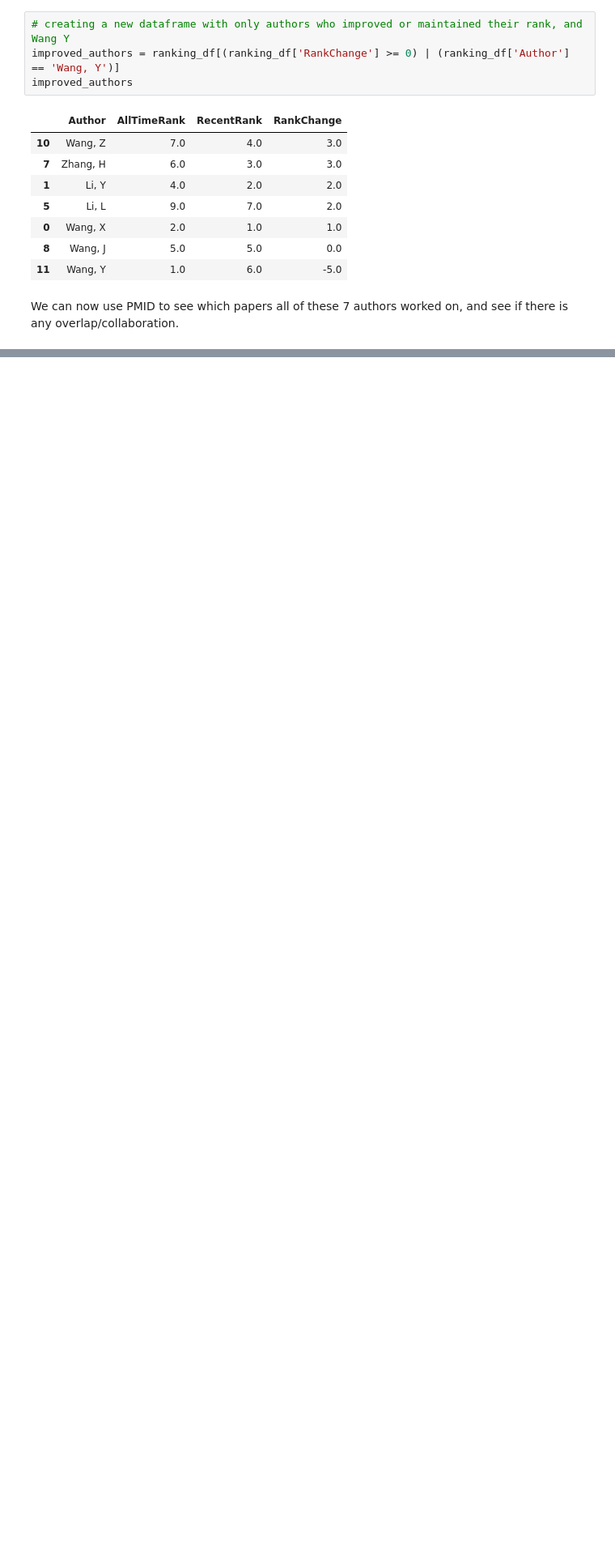
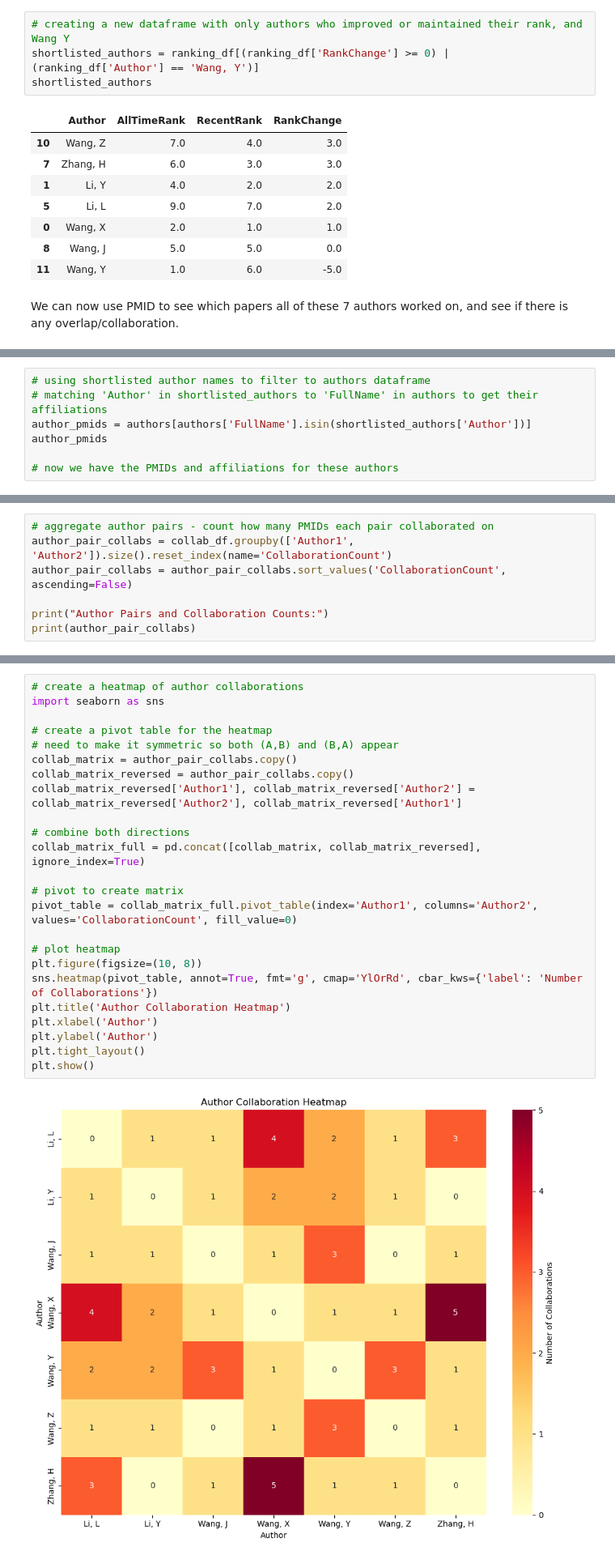
Before and after one commit to LillWawrence/consulting_skills_exam, a Jupyter notebook: will.ipynb, the cells around one changed output, grey strips where cells are left out. Shown at 81% size. Cells and saved outputs as stored; diff of their text form; blank space fills up the shorter version.

Commit message:
Added collaboration heatmap
Co-authored-by: Molly White <mw2304@york.ac.uk>
Co-authored-by: Anchal Yadav <xt523@york.ac.uk>

```diff
--- a/will.ipynb
+++ b/will.ipynb
@@ -272,8 +272,8 @@ plt.show()
 Using these analyses, we can reasonably shortlist 7 researchers. 6 of them have actively increased their B2M research since 2020, relative to others. And 1 is the original 'all time' top researcher, although they dropped off their research since 2020 and fell down the ranking.
 # %%
 # creating a new dataframe with only authors who improved or maintained their rank, and Wang Y
-improved_authors = ranking_df[(ranking_df['RankChange'] >= 0) | (ranking_df['Author'] == 'Wang, Y')]
-improved_authors
+shortlisted_authors = ranking_df[(ranking_df['RankChange'] >= 0) | (ranking_df['Author'] == 'Wang, Y')]
+shortlisted_authors
 # %% [output]
 |  | Author | AllTimeRank | RecentRank | RankChange |
 | 10 | Wang, Z | 7.0 | 4.0 | 3.0 |
@@ -287,0 +290,7 @@ We can now use PMID to see which papers all of these 7 authors worked on, and se
+# %%
+# using shortlisted author names to filter to authors dataframe
+# matching 'Author' in shortlisted_authors to 'FullName' in authors to get their affiliations
+author_pmids = authors[authors['FullName'].isin(shortlisted_authors['Author'])]
+author_pmids
+
+# now we have the PMIDs and affiliations for these authors
@@ -287,0 +358,7 @@ We can now use PMID to see which papers all of these 7 authors worked on, and se
+# %%
+# aggregate author pairs - count how many PMIDs each pair collaborated on
+author_pair_collabs = collab_df.groupby(['Author1', 'Author2']).size().reset_index(name='CollaborationCount')
+author_pair_collabs = author_pair_collabs.sort_values('CollaborationCount', ascending=False)
+
+print("Author Pairs and Collaboration Counts:")
+print(author_pair_collabs)
@@ -287,0 +383,26 @@ We can now use PMID to see which papers all of these 7 authors worked on, and se
+# %%
+# create a heatmap of author collaborations
+import seaborn as sns
+
+# create a pivot table for the heatmap
+# need to make it symmetric so both (A,B) and (B,A) appear
+collab_matrix = author_pair_collabs.copy()
+collab_matrix_reversed = author_pair_collabs.copy()
+collab_matrix_reversed['Author1'], collab_matrix_reversed['Author2'] = collab_matrix_reversed['Author2'], collab_matrix_reversed['Author1']
+
+# combine both directions
+collab_matrix_full = pd.concat([collab_matrix, collab_matrix_reversed], ignore_index=True)
+
+# pivot to create matrix
+pivot_table = collab_matrix_full.pivot_table(index='Author1', columns='Author2', values='CollaborationCount', fill_value=0)
+
+# plot heatmap
+plt.figure(figsize=(10, 8))
+sns.heatmap(pivot_table, annot=True, fmt='g', cmap='YlOrRd', cbar_kws={'label': 'Number of Collaborations'})
+plt.title('Author Collaboration Heatmap')
+plt.xlabel('Author')
+plt.ylabel('Author')
+plt.tight_layout()
+plt.show()
+# %% [output]
+[figure, added]
```
Also changed, not shown: parts of 6 cells of this notebook.
